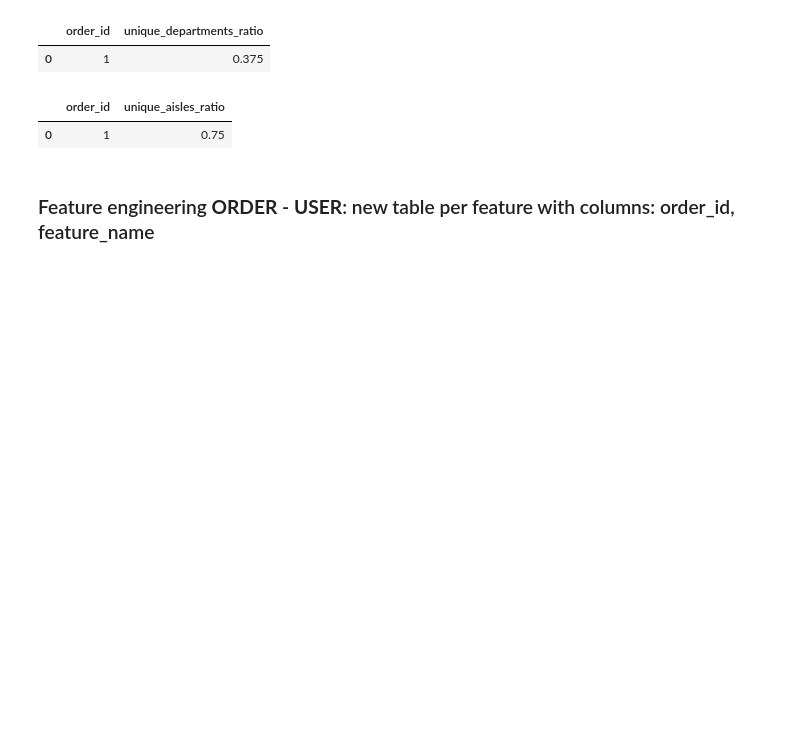
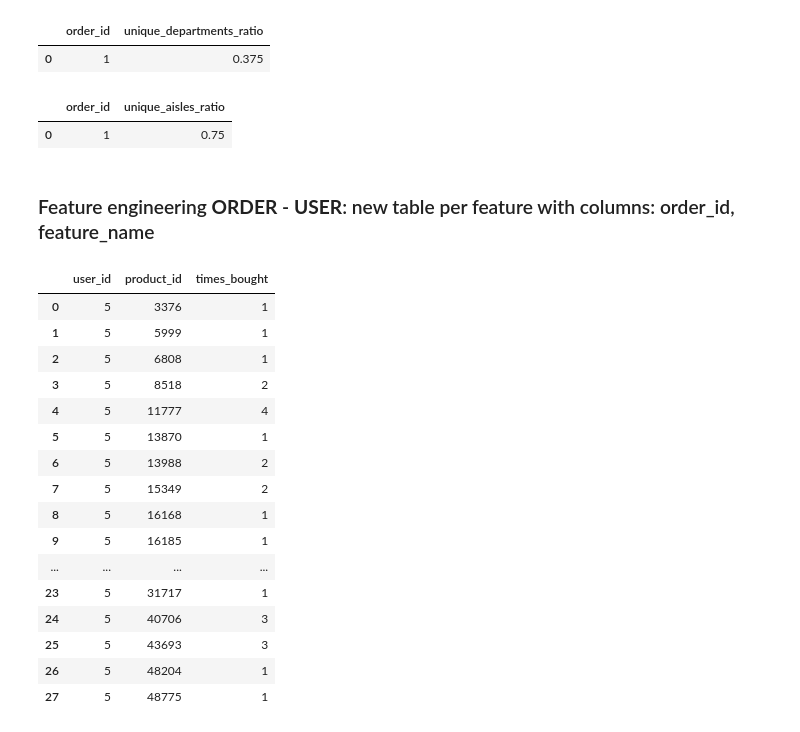
Before and after one commit to tobiiu/DABI-2, a Jupyter notebook: Features_1.ipynb, the cells around one changed output. Saved outputs shown, nothing was run; the diff lists cells and outputs as text; code cells hidden in the pictures; blank space fills up the shorter version.

```diff
--- a/Features_1.ipynb
+++ b/Features_1.ipynb
@@ -200,23 +200,41 @@ def add_feature_order_unique_aisles_ratio():
 # %% [markdown]
 ### Feature engineering **ORDER** - **USER**: new table per feature with columns: order_id, feature_name
 # %%
-def add_cumulative_product_purchases_per_user():
-    # 1. Merge orders und order_products_denormalized, damit wir user_id, product_id und order_date haben
+def count_products_per_user():
+    """
+    Returns a DataFrame showing how many times each user bought each product.
+    One row per (user_id, product_id) pair.
+    """
+    # Merge to get user_id for each order-product row
     merged = order_products_denormalized.merge(
-        orders[["order_id", "user_id", "order_date"]], on="order_id"
+        orders[["order_id", "user_id"]], on="order_id"
     )
 
-    # 2. Sortiere nach user_id, product_id und order_date, damit der Zeitverlauf stimmt
-    merged = merged.sort_values(by=["user_id", "product_id", "order_date"])
+    # Group by user and product, then count occurrences
+    counts = merged.groupby(["user_id", "product_id"]).size().reset_index(name="times_bought")
 
-    # 3. Erstelle eine kumulative Zählung (cumcount) pro user_id und product_id
-    #    cumcount zählt ab 0, also entspricht es, wie oft der User das Produkt vor der aktuellen Bestellung gekauft hat
-    merged["times_product_bought_before"] = merged.groupby(
-        ["user_id", "product_id"]
-    ).cumcount()
-
-    return merged
-#add_cumulative_product_purchases_per_user().head(1)
+    return counts
+t1 = count_products_per_user()
+# %%
+t1[t1["user_id"] == 5].reset_index(drop=True)
+# %% [output]
+|  | user_id | product_id | times_bought |
+| 0 | 5 | 3376 | 1 |
+| 1 | 5 | 5999 | 1 |
+| 2 | 5 | 6808 | 1 |
+| 3 | 5 | 8518 | 2 |
+| 4 | 5 | 11777 | 4 |
+| 5 | 5 | 13870 | 1 |
+| 6 | 5 | 13988 | 2 |
+| 7 | 5 | 15349 | 2 |
+| 8 | 5 | 16168 | 1 |
+| 9 | 5 | 16185 | 1 |
+| ... | ... | ... | ... |
+| 23 | 5 | 31717 | 1 |
+| 24 | 5 | 40706 | 3 |
+| 25 | 5 | 43693 | 3 |
+| 26 | 5 | 48204 | 1 |
+| 27 | 5 | 48775 | 1 |
 # %%
 def latest_tip_rate_per_user_product():
     """
```
Also changed, not shown: parts of 9 cells of this notebook.
